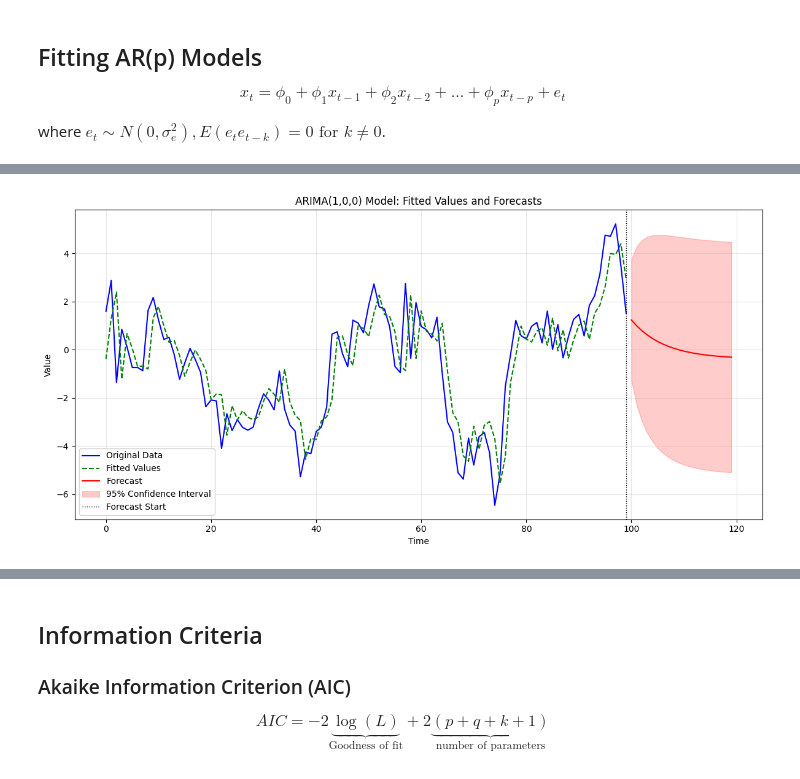
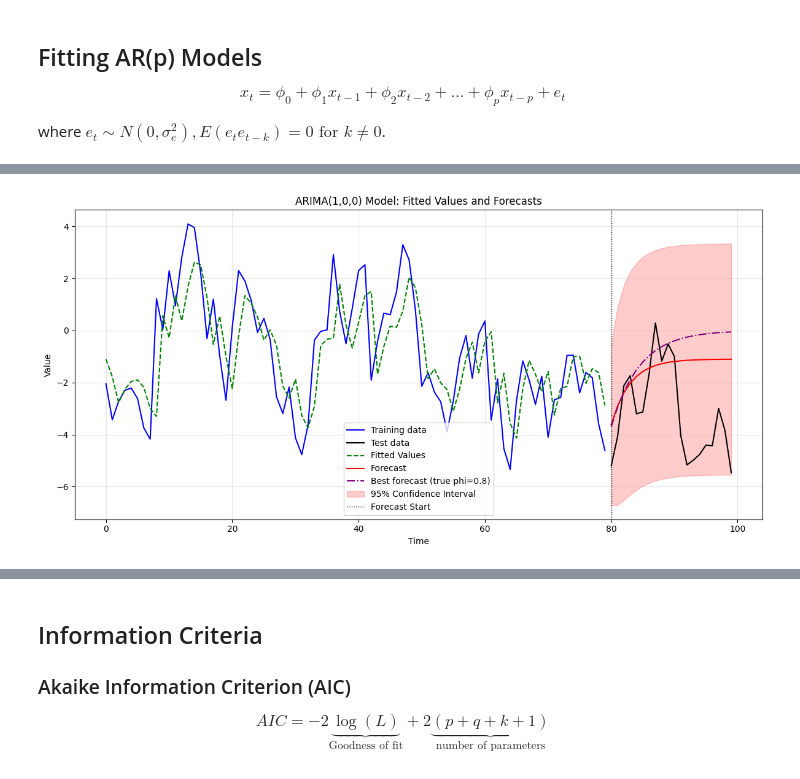
Before and after one commit to febse/ts, a Jupyter notebook: 05-ARMA-Fitting-Class.ipynb, the cells around one changed output, grey strips where cells are left out. Cells and saved outputs as stored; diff of their text form; code cells hidden in the pictures.

```diff
--- a/05-ARMA-Fitting-Class.ipynb
+++ b/05-ARMA-Fitting-Class.ipynb
@@ -60,9 +73,9 @@ plt.show()
 # %%
-# Use statsmodels to fit an AR(1) model and print the summary
+# Use statsmodels to fit an AR(1) model to the training data and print the summary
 
 from statsmodels.tsa.arima.model import ARIMA
 
-model_ar1 = ARIMA(dt, order=(1, 0, 0))
+model_ar1 = ARIMA(dt_train, order=(1, 0, 0))
 model_ar1_fit = model_ar1.fit()
 
 print(model_ar1_fit.summary())
@@ -105,6 +124,18 @@ $$
 # %%
-lb_serial_corr = model_ar1_fit.test_serial_correlation("ljungbox")
+from statsmodels.stats.diagnostic import acorr_ljungbox
 
-for i, (stat, p) in enumerate(zip(lb_serial_corr[0][0], lb_serial_corr[0][1])):
-    print(f"Lag {i + 1}, test statistic = {stat:.3f} with p-value {p:.3f}")
+# Estimated AR(1): df = h - (p + q) = h - 1, so start at lag 2
+estimated_lb = acorr_ljungbox(model_ar1_fit.resid, lags=range(2, 11), model_df=1)
+
+print("Estimated AR(1) model (df = lag - 1)")
+for lag, row in estimated_lb.iterrows():
+    print(f"Lag {lag}, test statistic = {row['lb_stat']:.3f} with p-value {row['lb_pvalue']:.3f}")
+
+# True model with fixed coefficients (nothing estimated): df = h
+true_model_train = ARIMA(dt_train, order=(1, 0, 0)).smooth(true_params)
+true_lb = acorr_ljungbox(true_model_train.resid, lags=range(1, 11), model_df=0)
+
+print("\nTrue model, fixed coefficients (df = lag)")
+for lag, row in true_lb.iterrows():
+    print(f"Lag {lag}, test statistic = {row['lb_stat']:.3f} with p-value {row['lb_pvalue']:.3f}")
 # %% [output]
@@ -150,34 +172,41 @@ Standard errors
 # %%
 # Plot the prediction of the model
 
-# Get in-sample fitted values
+# Fitted AR(1) model (estimated on the training data in the cell above)
 fitted_values = model_ar1_fit.fittedvalues
+forecast = model_ar1_fit.forecast(steps=forecast_steps)
+forecast_index = np.arange(test_start, len(dt))
+actual_values = np.asarray(dt_test)
 
-# Get out-of-sample forecasts (e.g., 20 steps ahead)
-forecast_steps = 20
-forecast = model_ar1_fit.forecast(steps=forecast_steps)
-forecast_index = np.arange(len(dt), len(dt) + forecast_steps)
+# Best predictions from the true model: an ARIMA(1,0,0) with fixed (not estimated)
+# coefficients (true_model_train, created with .smooth() in the Ljung-Box cell)
+best_forecast = np.asarray(true_model_train.forecast(steps=forecast_steps))
+
+best_residuals = actual_values - best_forecast
+best_mse = np.mean(best_residuals ** 2)
 
 # Get forecast confidence intervals
 forecast_result = model_ar1_fit.get_forecast(steps=forecast_steps)
 forecast_ci = np.array(forecast_result.conf_int())  # Convert to numpy array
 
 # Plot
 plt.figure(figsize=(12, 6))
-plt.plot(dt, label='Original Data', color='blue', linewidth=1.5)
+plt.plot(dt_train, label='Training data', color='blue', linewidth=1.5)
+plt.plot(forecast_index, actual_values, label='Test data', color='black', linewidth=1.5)
 plt.plot(fitted_values, label='Fitted Values', color='green', linewidth=1.5, linestyle='--')
 plt.plot(forecast_index, forecast, label='Forecast', color='red', linewidth=1.5)
+plt.plot(forecast_index, best_forecast, label='Best forecast (true phi=0.8)', color='purple', linewidth=1.5, linestyle='-.')
 plt.fill_between(forecast_index,
                  forecast_ci[:, 0],
                  forecast_ci[:, 1],
                  color='red', alpha=0.2, label='95% Confidence Interval')
-plt.axvline(x=len(dt)-1, color='black', linestyle=':', linewidth=1, label='Forecast Start')
+plt.axvline(x=test_start, color='black', linestyle=':', linewidth=1, label='Forecast Start')
 plt.xlabel('Time')
 plt.ylabel('Value')
 plt.title('ARIMA(1,0,0) Model: Fitted Values and Forecasts')
 plt.legend()
 plt.grid(True, alpha=0.3)
 plt.tight_layout()
 plt.show()
 # %% [output]
-[figure, old version]
+[figure, new version]
```
Also changed, not shown: parts of 11 cells of this notebook.
